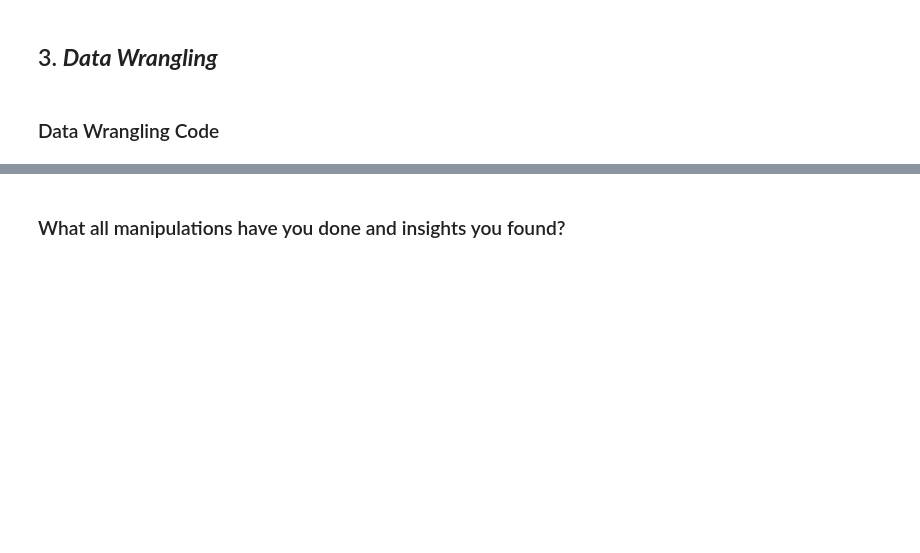
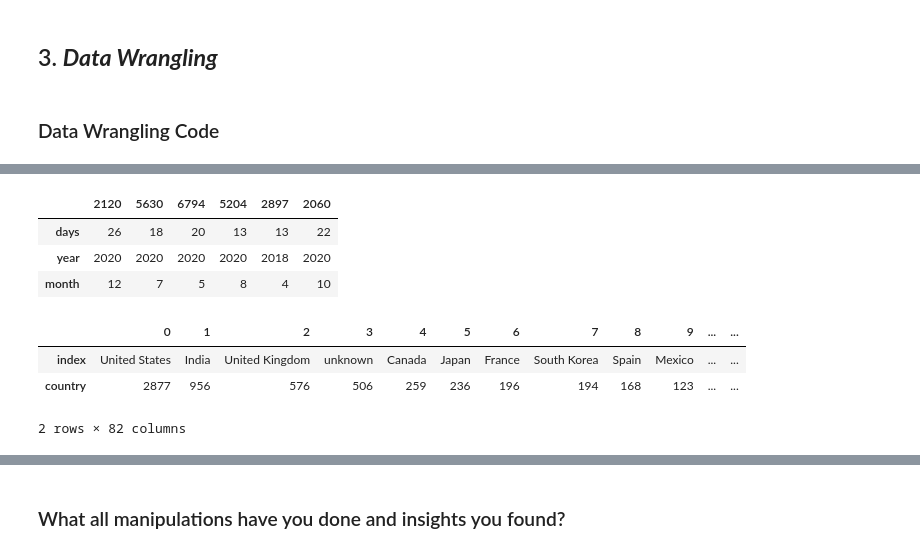
Before and after one commit to sanidhya1996/Unsupervised-ML., a Jupyter notebook: NETFLIX_MOVIES_AND_TV_SHOWS_CLUSTERING.ipynb, the cells around one changed output, grey strips where cells are left out. Saved outputs shown, nothing was run; the diff lists cells and outputs as text; code cells hidden in the pictures; blank space fills up the shorter version.

```diff
--- a/NETFLIX_MOVIES_AND_TV_SHOWS_CLUSTERING.ipynb
+++ b/NETFLIX_MOVIES_AND_TV_SHOWS_CLUSTERING.ipynb
@@ -205,0 +274,5 @@ Answer Here
+# %%
+# Write your code to make your dataset analysis ready.
+df[['director', 'cast','country']] = df[['director','cast','country']].fillna('unknown')
+df['rating'] = df['rating'].fillna(df['rating'].mode()[0])
+df.dropna(axis = 0, inplace = True)
@@ -205,0 +295,13 @@ Answer Here
+# %%
+#Create new features to store date, day, month and year seperately.
+df["date_added"]=pd.to_datetime(df['date_added']) #First convert date_added to date time format.
+df['days'] = df['date_added'].dt.day         # Compute day.
+df['month'] = df['date_added'].dt.month
+df['year'] = df['date_added'].dt.year
+# %%
+df[["days","year","month"]].sample(6).T
+# %% [output]
+|  | 2120 | 5630 | 6794 | 5204 | 2897 | 2060 |
+| days | 26 | 18 | 20 | 13 | 13 | 22 |
+| year | 2020 | 2020 | 2020 | 2020 | 2018 | 2020 |
+| month | 12 | 7 | 5 | 8 | 4 | 10 |
@@ -205,0 +312,10 @@ Answer Here
+# %%
+#working with the country column
+df['country'] = df['country'].apply(lambda x: x.split(',')[0])
+# %%
+df['country'].value_counts().reset_index().T
+# %% [output]
+|  | 0 | 1 | 2 | 3 | 4 | 5 | 6 | 7 | 8 | 9 | ... | ... |
+| index | United States | India | United Kingdom | unknown | Canada | Japan | France | South Korea | Spain | Mexico | ... | ... |
+| country | 2877 | 956 | 576 | 506 | 259 | 236 | 196 | 194 | 168 | 123 | ... | ... |
+2 rows × 82 columns
```
Also changed, not shown: parts of 16 cells of this notebook.
